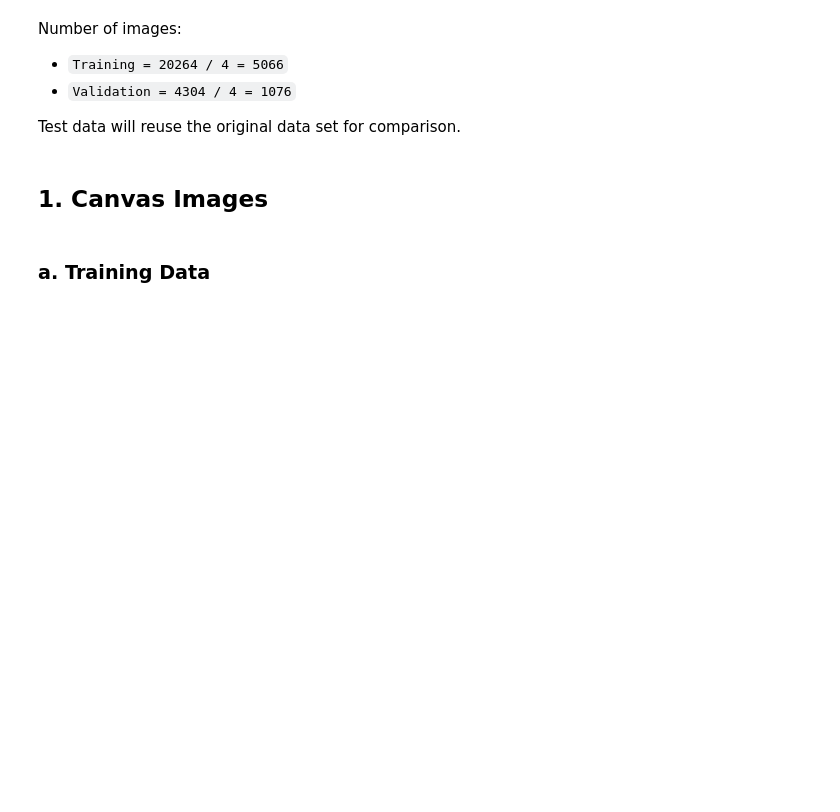
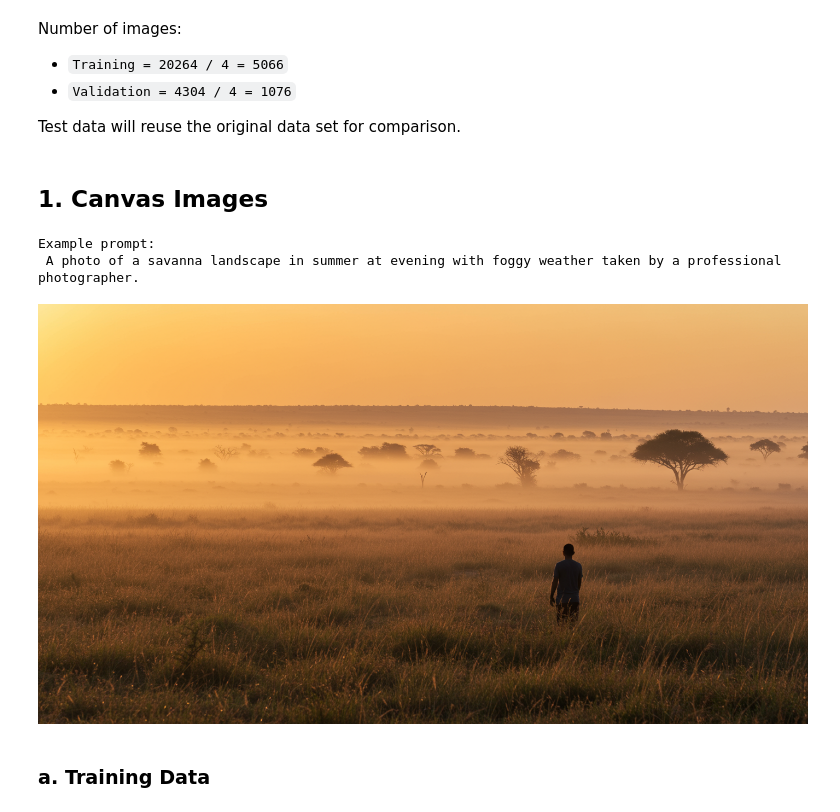
Before and after one commit to amswanson333/synthetic-data-for-object-detection, a Jupyter notebook: 5c_synthetic_data_gen.ipynb, the cells around one changed output. Cells and saved outputs as stored; diff of their text form; code cells hidden in the pictures; blank space fills up the shorter version.

Commit message:
added some examples to test code and visualize results

```diff
--- a/5c_synthetic_data_gen.ipynb
+++ b/5c_synthetic_data_gen.ipynb
@@ -68,6 +70,27 @@ seasons = [
     "autumn",
     "winter"
 ]
+# %%
+# Example prompt
+example_prompt = utils.synth.canvas_prompt(terrain_types, time_of_day, conditions, seasons, seed = 0)
+print("Example prompt:\n", example_prompt)
+# %% [output]
+Example prompt:
+ A photo of a savanna landscape in summer at evening with foggy weather taken by a professional photographer.
+# %%
+# Connect to the Google GenAI API
+client = genai.Client(api_key=GAPI_KEY)
+# %%
+# Example image from the example prompt
+example_image = utils.synth.canvas_genai(client, example_prompt, 1)
+# %%
+# Convert byte string object to PIL image
+img = Image.open(BytesIO(example_image[0].image.image_bytes))
+# %%
+# Display PIL image
+display(img)
+# %% [output]
+[figure, added]
 # %% [markdown]
 ### a. Training Data
 # %%
```
Also changed, not shown: parts of 1 cell of this notebook.
